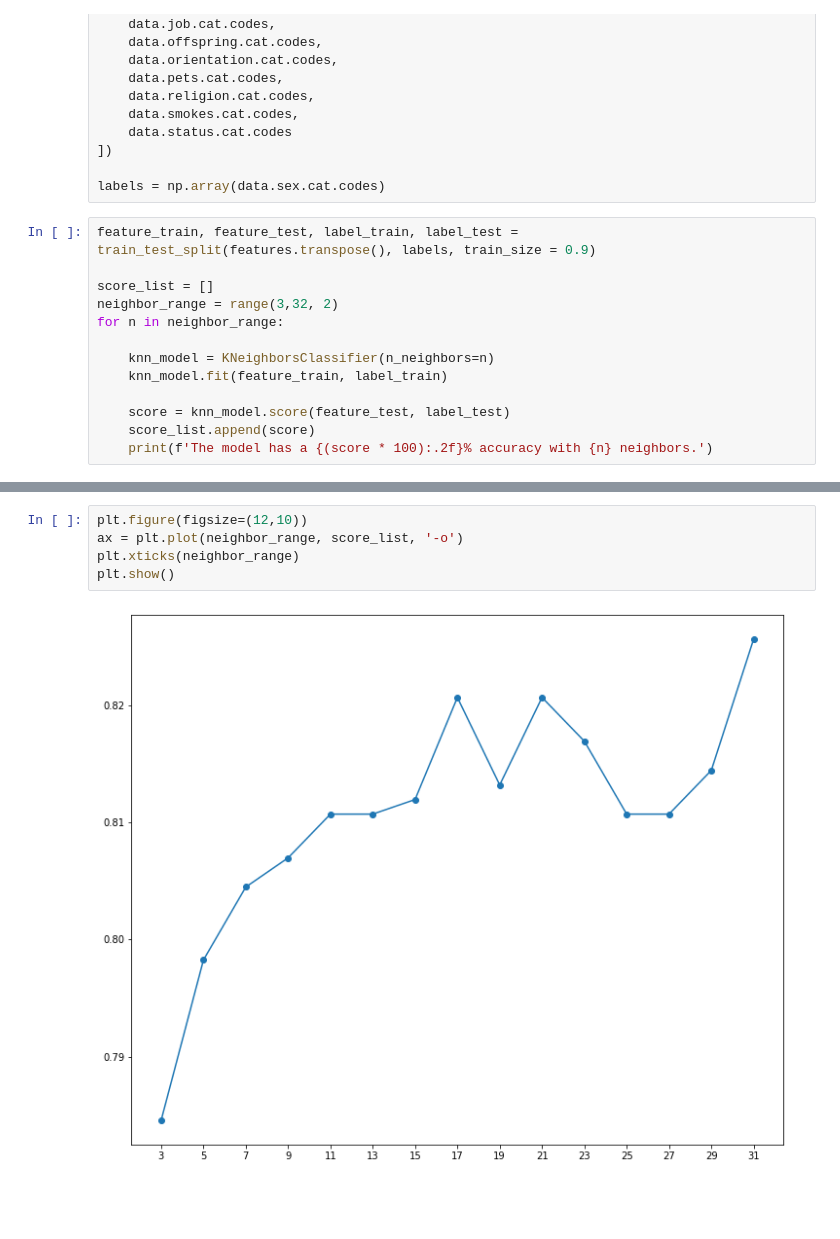
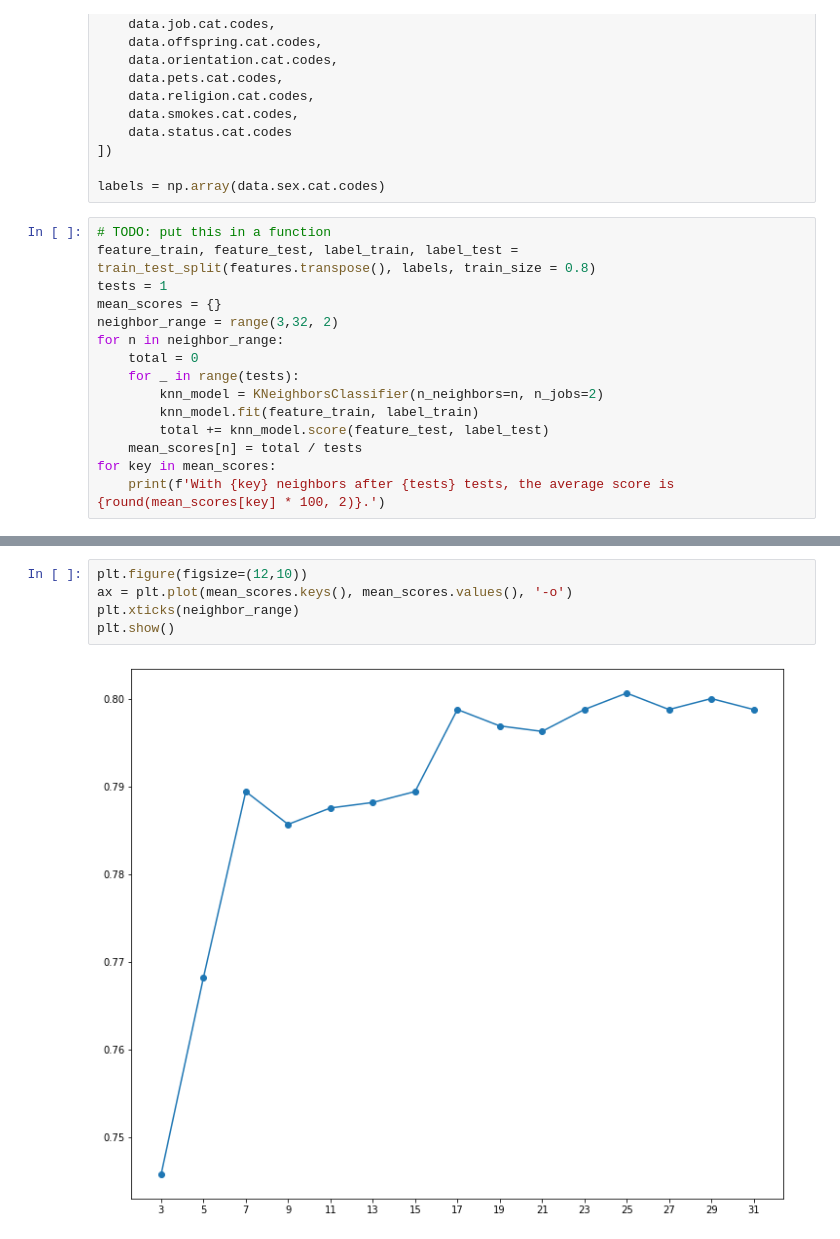
Before and after one commit to ValerioFrancisco/OKCupid, a Jupyter notebook: date-a-scientist.ipynb, the cells around one changed output, grey strips where cells are left out. Saved outputs shown, nothing was run; the diff lists cells and outputs as text; blank space fills up the shorter version.

```diff
--- a/date-a-scientist.ipynb
+++ b/date-a-scientist.ipynb
@@ -431,16 +431,18 @@ features = np.array([
 
 labels = np.array(data.sex.cat.codes)
 # %%
-feature_train, feature_test, label_train, label_test = train_test_split(features.transpose(), labels, train_size = 0.9)
-
-score_list = []
+# TODO: put this in a function
+feature_train, feature_test, label_train, label_test = train_test_split(features.transpose(), labels, train_size = 0.8)
+tests = 1
+mean_scores = {}
 neighbor_range = range(3,32, 2)
 for n in neighbor_range:
-
-    knn_model = KNeighborsClassifier(n_neighbors=n)
-    knn_model.fit(feature_train, label_train)
-
-    score = knn_model.score(feature_test, label_test)
-    score_list.append(score)
-    print(f'The model has a {(score * 100):.2f}% accuracy with {n} neighbors.')
+    total = 0
+    for _ in range(tests):
+        knn_model = KNeighborsClassifier(n_neighbors=n, n_jobs=2)
+        knn_model.fit(feature_train, label_train)
+        total += knn_model.score(feature_test, label_test)
+    mean_scores[n] = total / tests
+for key in mean_scores:
+    print(f'With {key} neighbors after {tests} tests, the average score is {round(mean_scores[key] * 100, 2)}.')
 # %% [output]
@@ -462,7 +464,7 @@ The model has a 82.57% accuracy with 31 neighbors.
 # %%
 plt.figure(figsize=(12,10))
-ax = plt.plot(neighbor_range, score_list, '-o')
+ax = plt.plot(mean_scores.keys(), mean_scores.values(), '-o')
 plt.xticks(neighbor_range)
 plt.show()
 # %% [output]
-[figure, old version]
+[figure, new version]
```
Also changed, not shown: parts of 1 cell of this notebook.
